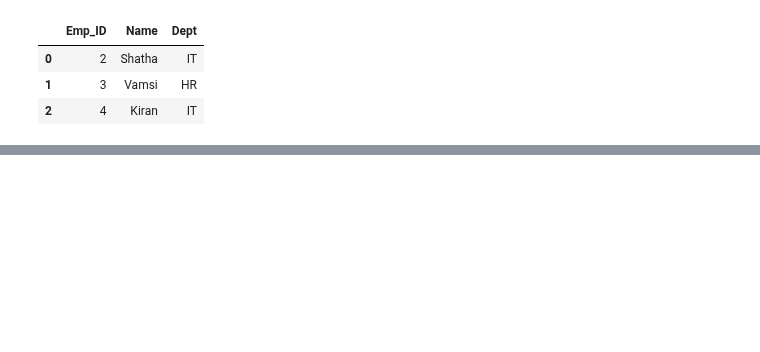
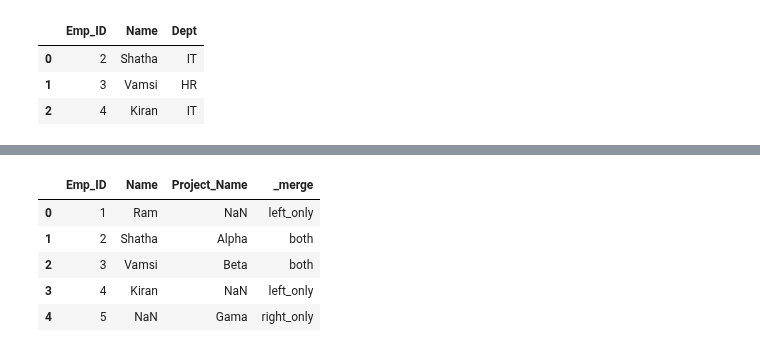
Before and after one commit to ramnagella/Demo, a Jupyter notebook: DA_Day8.ipynb, the cells around one changed output, grey strips where cells are left out. Saved outputs shown, nothing was run; the diff lists cells and outputs as text; code cells hidden in the pictures; blank space fills up the shorter version.

```diff
--- a/DA_Day8.ipynb
+++ b/DA_Day8.ipynb
@@ -24,0 +126,19 @@ pd.merge(Employees,Dept,how='inner',on='Emp_ID')
+# %%
+import pandas as pd
+Employees=pd.DataFrame({
+    'Emp_ID':[1,2,3,4],
+    'Name':['Ram','Shatha','Vamsi','Kiran']
+})
+Projects=pd.DataFrame({
+    'Emp_ID':[2,3,5],
+    'Project_Name':['Alpha','Beta','Gama']
+})
+pd.merge(Employees,Projects,on='Emp_ID',how='outer',indicator=True)
+#Default indicator is False
+# %% [output]
+|  | Emp_ID | Name | Project_Name | _merge |
+| 0 | 1 | Ram | NaN | left_only |
+| 1 | 2 | Shatha | Alpha | both |
+| 2 | 3 | Vamsi | Beta | both |
+| 3 | 4 | Kiran | NaN | left_only |
+| 4 | 5 | NaN | Gama | right_only |
```
Also changed, not shown: parts of 10 cells of this notebook.
